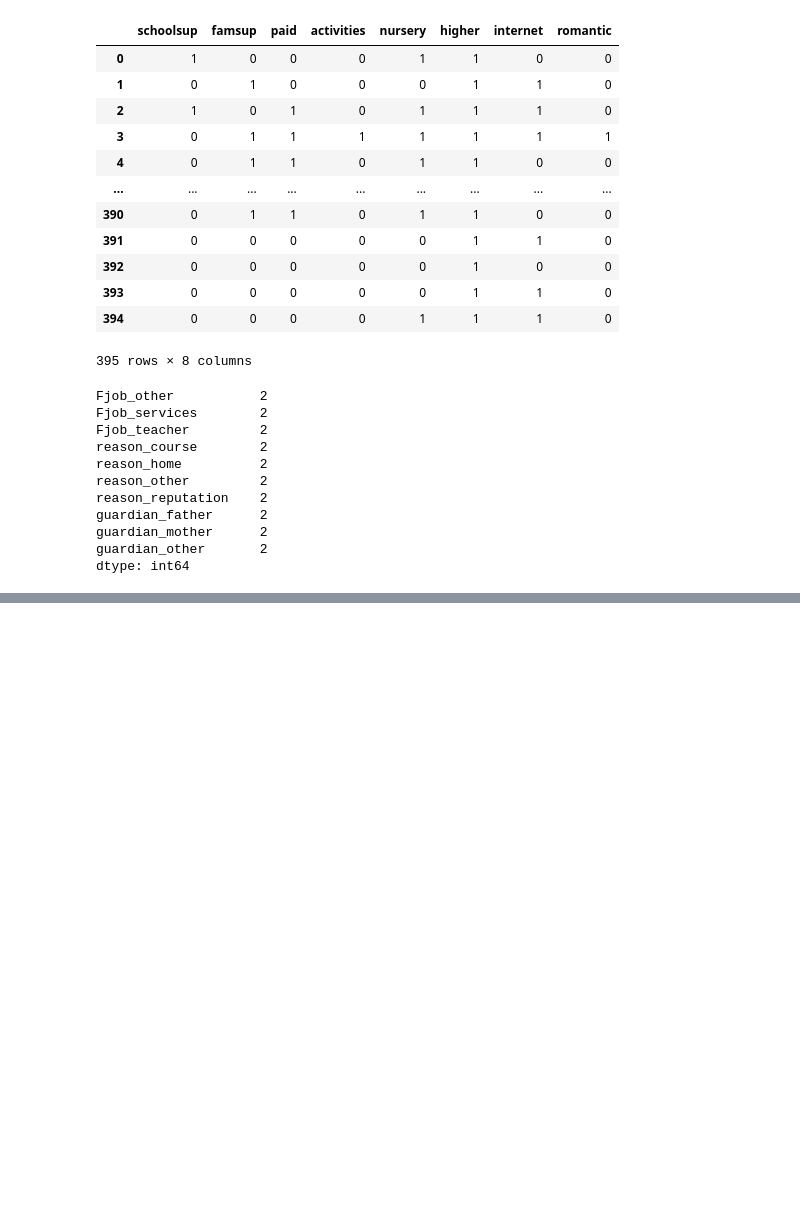
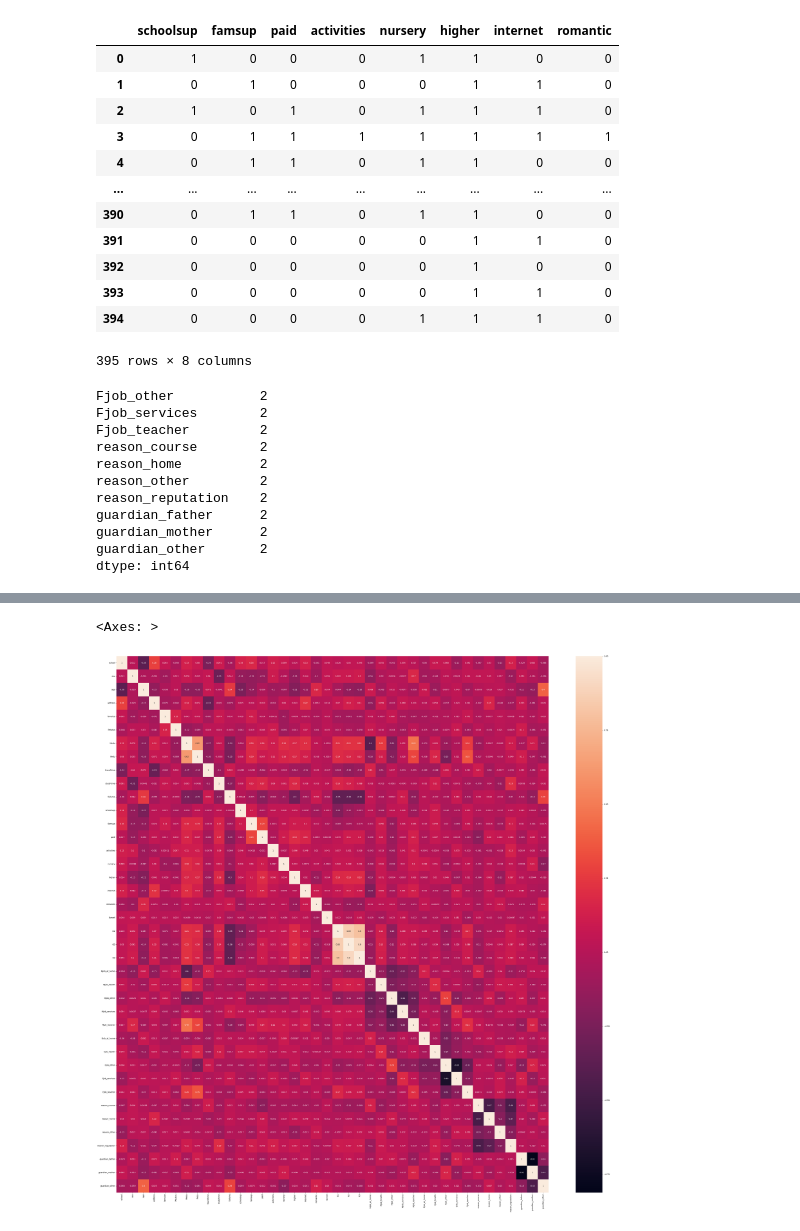
Before and after one commit to Crispyhambun/student_performance, a Jupyter notebook: src/model.ipynb, the cells around one changed output, grey strips where cells are left out. Saved outputs shown, nothing was run; the diff lists cells and outputs as text; code cells hidden in the pictures; blank space fills up the shorter version.

```diff
--- a/src/model.ipynb
+++ b/src/model.ipynb
@@ -152,2 +176,6 @@ ValueError: could not convert string to float: 'A'
 # %%
+fig_size = plt.figure(figsize = (50,50))
 sns.heatmap(cor_matrix,annot=True)
+# %% [output]
+<Axes: >
+[figure, added]
```
Also changed, not shown: parts of 38 cells of this notebook.
